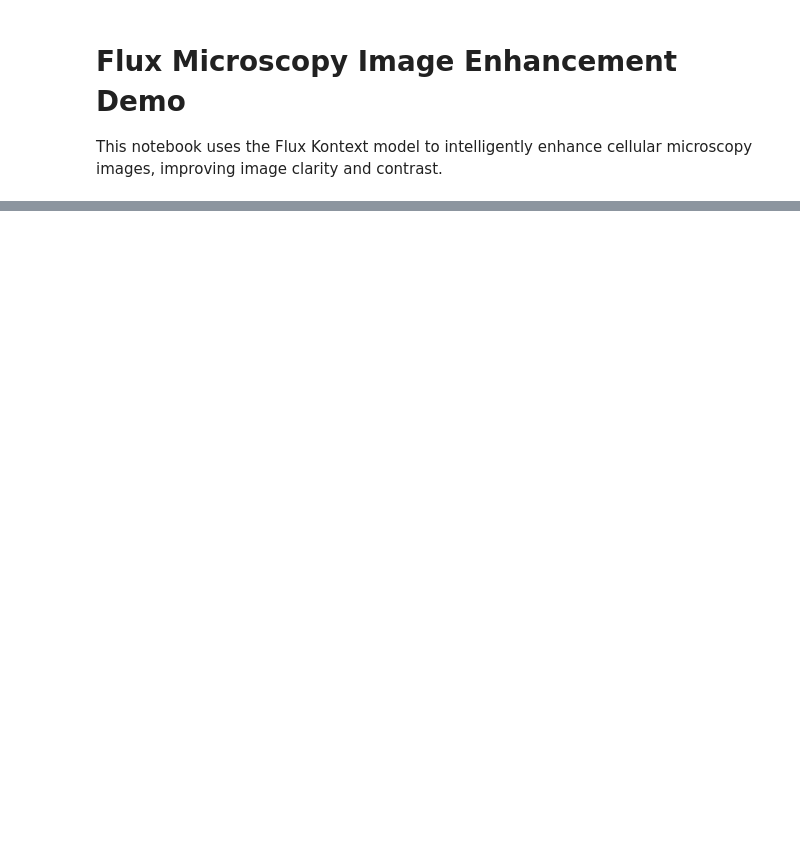
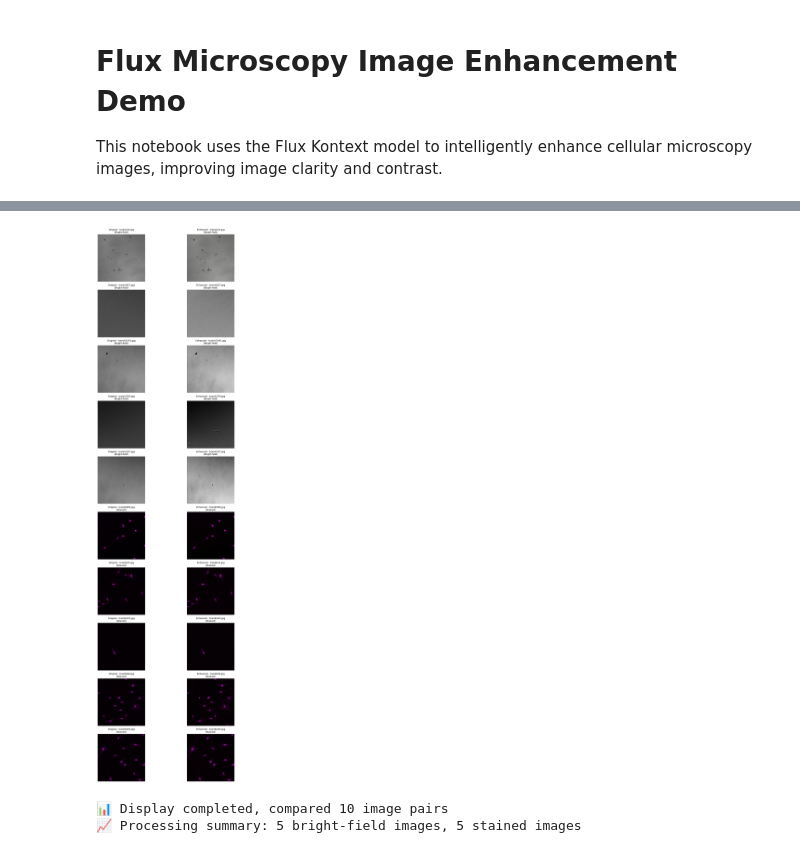
Before and after one commit to yichuan-huang/flux-cell-enhance, a Jupyter notebook: flux_enhance_demo.ipynb, the cells around one changed output, grey strips where cells are left out. Saved outputs shown, nothing was run; the diff lists cells and outputs as text; code cells hidden in the pictures; blank space fills up the shorter version.

```diff
--- a/flux_enhance_demo.ipynb
+++ b/flux_enhance_demo.ipynb
@@ -94,25 +180,34 @@ print(f"\n🎉 All image enhancement completed! Processed {len(results)} images
 # %%
 # Compare and display enhancement results
 
 if not results:
     print("⚠️ No processing results found, please run the image enhancement cell above first")
 else:
     rows = len(results)
-    plt.figure(figsize=(12, 3 * rows))
+    plt.figure(figsize=(14, 3.5 * rows))
 
-    for i, (orig, enhanced, label) in enumerate(results):
+    for i, (orig, enhanced, label, image_type) in enumerate(results):
         # Original image
         plt.subplot(rows, 2, 2 * i + 1)
-        plt.title(f"Original - {label}", fontsize=10)
+        plt.title(f"Original - {label}\n({image_type})", fontsize=10)
         plt.imshow(orig)
         plt.axis("off")
 
         # Enhanced image
         plt.subplot(rows, 2, 2 * i + 2)
-        plt.title(f"Enhanced - {label}", fontsize=10)
+        plt.title(f"Enhanced - {label}\n({image_type})", fontsize=10)
         plt.imshow(enhanced)
         plt.axis("off")
 
     plt.tight_layout()
     plt.show()
     print(f"📊 Display completed, compared {len(results)} image pairs")
+
+    # Summary of processing
+    brightfield_count = sum(1 for _, _, _, img_type in results if img_type == "Bright-field")
+    stained_count = sum(1 for _, _, _, img_type in results if img_type == "Stained")
+    print(f"📈 Processing summary: {brightfield_count} bright-field images, {stained_count} stained images")
+# %% [output]
+[figure, added]
+📊 Display completed, compared 10 image pairs
+📈 Processing summary: 5 bright-field images, 5 stained images
```
Also changed, not shown: parts of 5 cells of this notebook, 1 other file.
